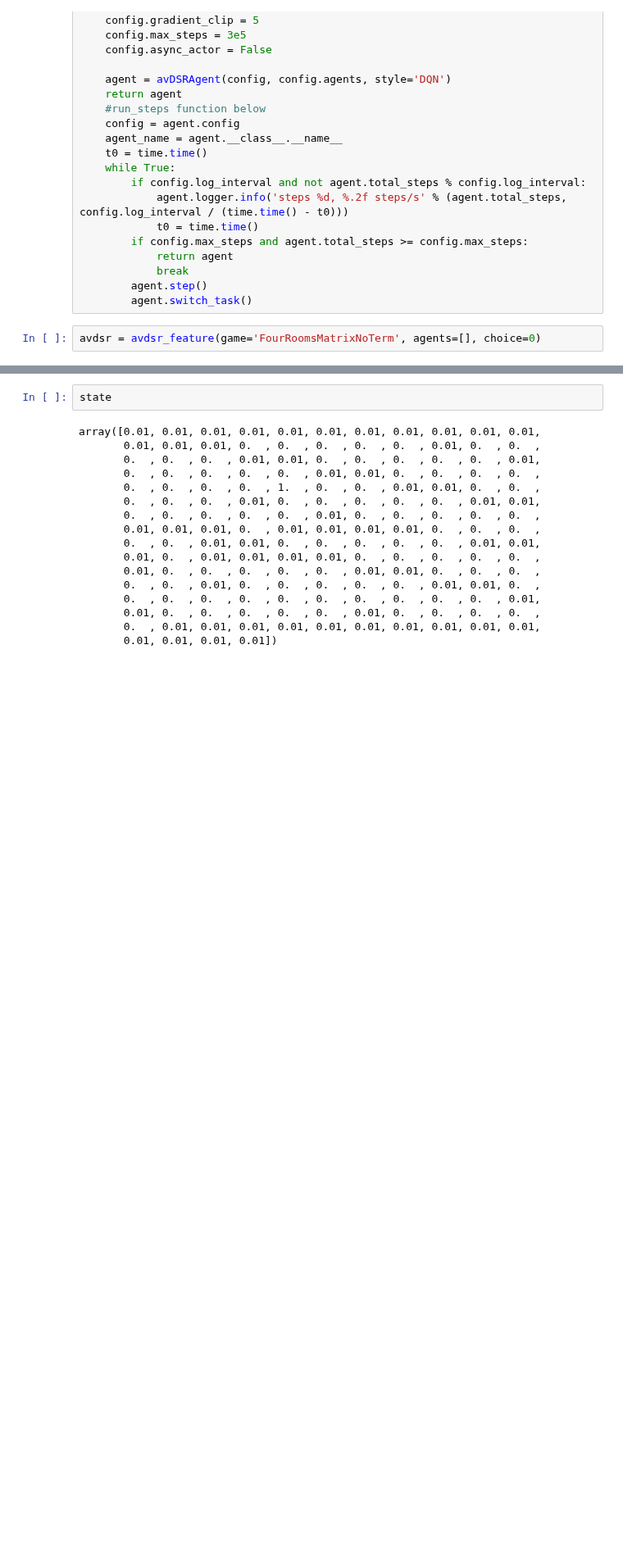
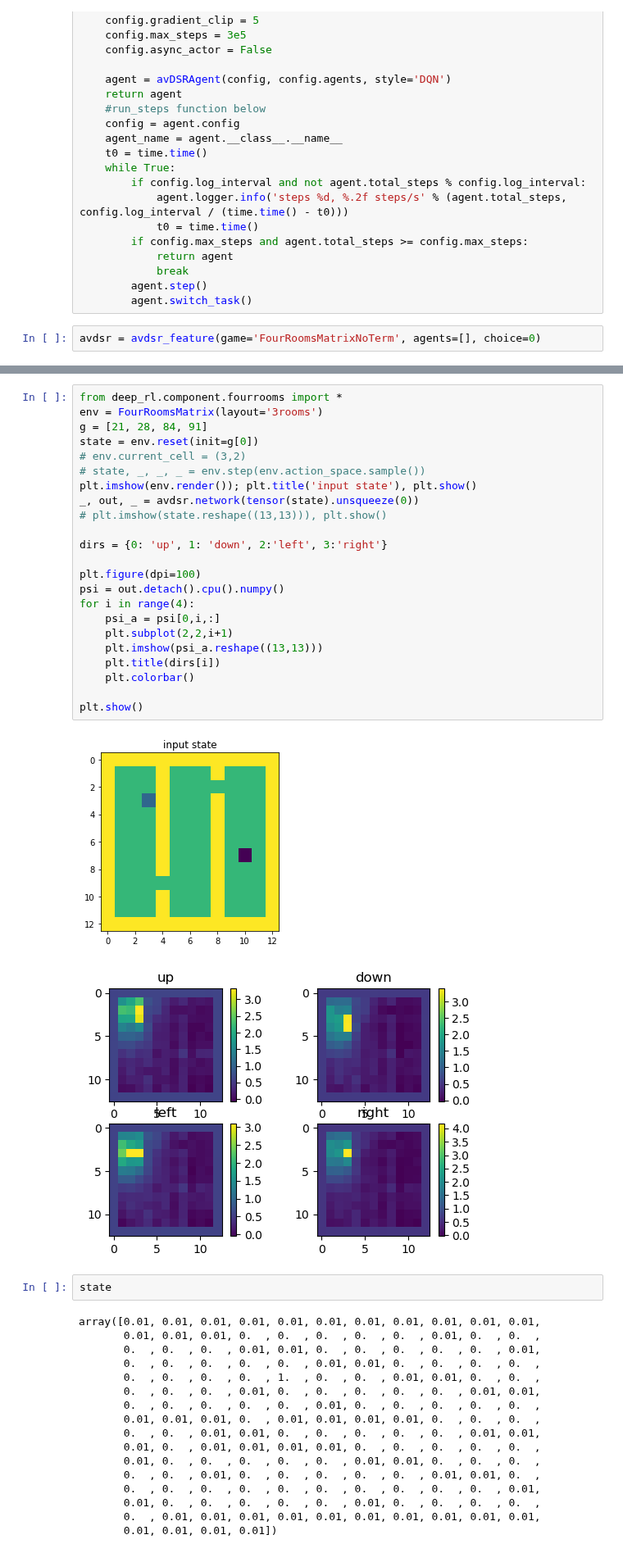
Before and after one commit to psurya1994/successor-feature-representations, a Jupyter notebook: notebooks/11-visualize-apsf.ipynb, the cells around one changed output, grey strips where cells are left out. Shown at 82% size. Saved outputs shown, nothing was run; the diff lists cells and outputs as text; blank space fills up the shorter version.

```diff
--- a/notebooks/11-visualize-apsf.ipynb
+++ b/notebooks/11-visualize-apsf.ipynb
@@ -103,3 +103,29 @@ plt.show()
+# %%
+from deep_rl.component.fourrooms import *
+env = FourRoomsMatrix(layout='3rooms')
+g = [21, 28, 84, 91]
+state = env.reset(init=g[0])
+# env.current_cell = (3,2)
+# state, _, _, _ = env.step(env.action_space.sample())
+plt.imshow(env.render()); plt.title('input state'), plt.show()
+_, out, _ = avdsr.network(tensor(state).unsqueeze(0))
+# plt.imshow(state.reshape((13,13))), plt.show()
+
+dirs = {0: 'up', 1: 'down', 2:'left', 3:'right'}
+
+plt.figure(dpi=100)
+psi = out.detach().cpu().numpy()
+for i in range(4):
+    psi_a = psi[0,i,:]
+    plt.subplot(2,2,i+1)
+    plt.imshow(psi_a.reshape((13,13)))
+    plt.title(dirs[i])
+    plt.colorbar()
+
+plt.show()
+# %% [output]
+[figure, added]
+[figure, added]
 # %%
 state
 # %% [output]
```
Also changed, not shown: parts of 3 cells of this notebook, 2 other files.
